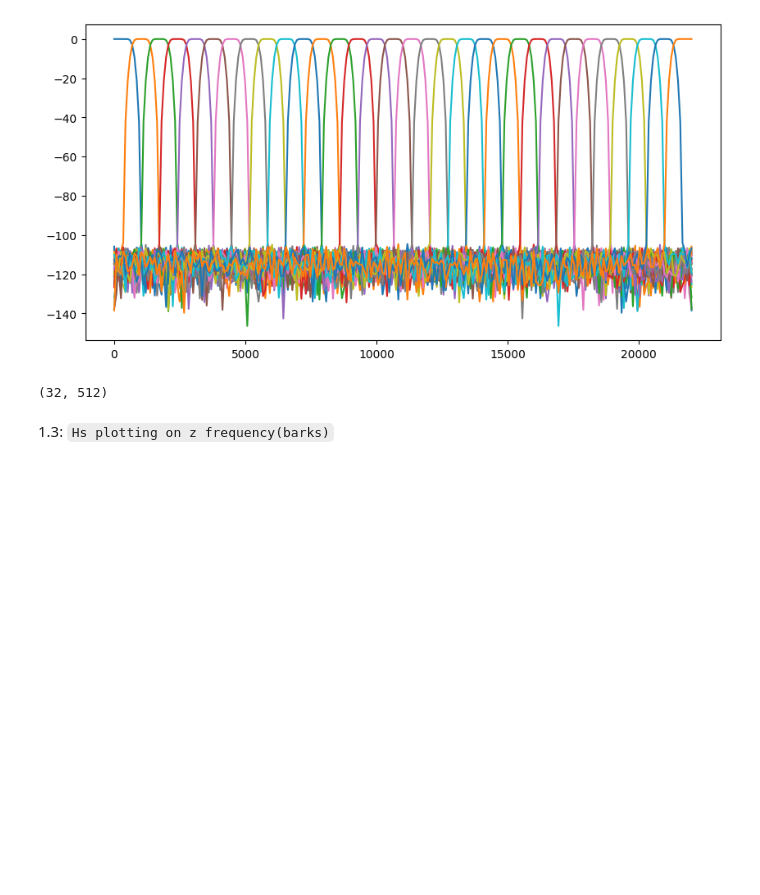
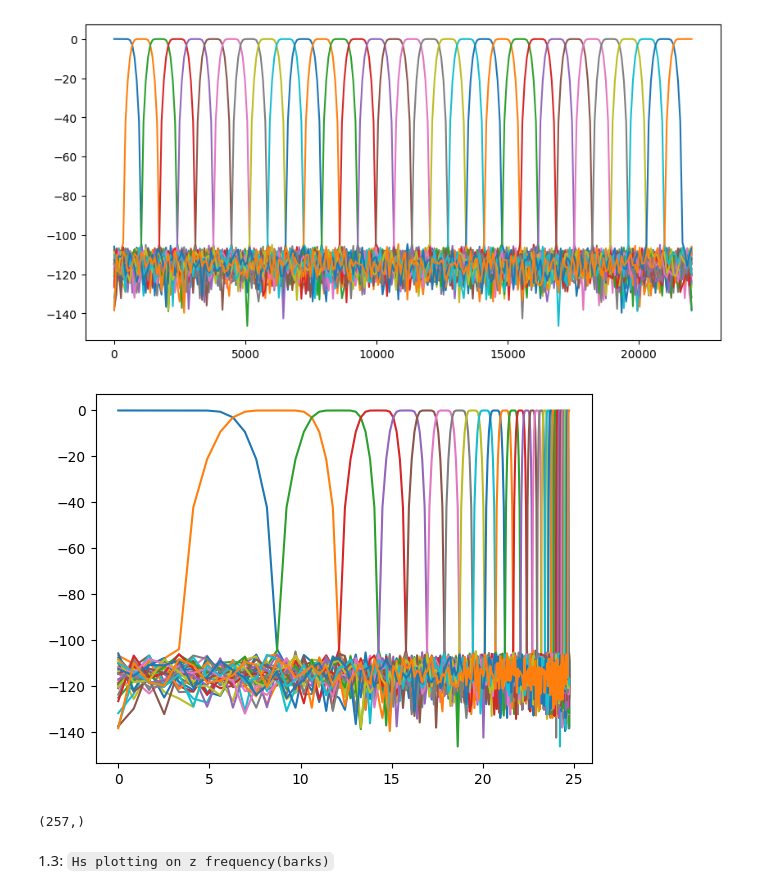
Before and after one commit to giahou2000/Simplified-mp3-QODEC, a Jupyter notebook: CODEC.ipynb, the cells around one changed output. Saved outputs shown, nothing was run; the diff lists cells and outputs as text; code cells hidden in the pictures; blank space fills up the shorter version.

Commit message:
Barks

```diff
--- a/CODEC.ipynb
+++ b/CODEC.ipynb
@@ -88,10 +88,21 @@ for i in range(M):
 plt.show()
 # %% [output]
 [figure]
+# %%
+# Bark
+bark = 13*np.arctan(0.00076*freq) + 3.5*np.arctan((freq/7500)**2)
+
+# Plotting
+for i in range(M):
+    plt.plot(bark, fft_h_db[i])
+
+plt.show()
+# %% [output]
+[figure, added]
 # %%
-np.shape(Hs)
+np.shape(freq)
 # %% [output]
-(32, 512)
+(257,)
 # %% [markdown]
 1.3: `Hs plotting on z frequency(barks)`
 # %% [markdown]
```
